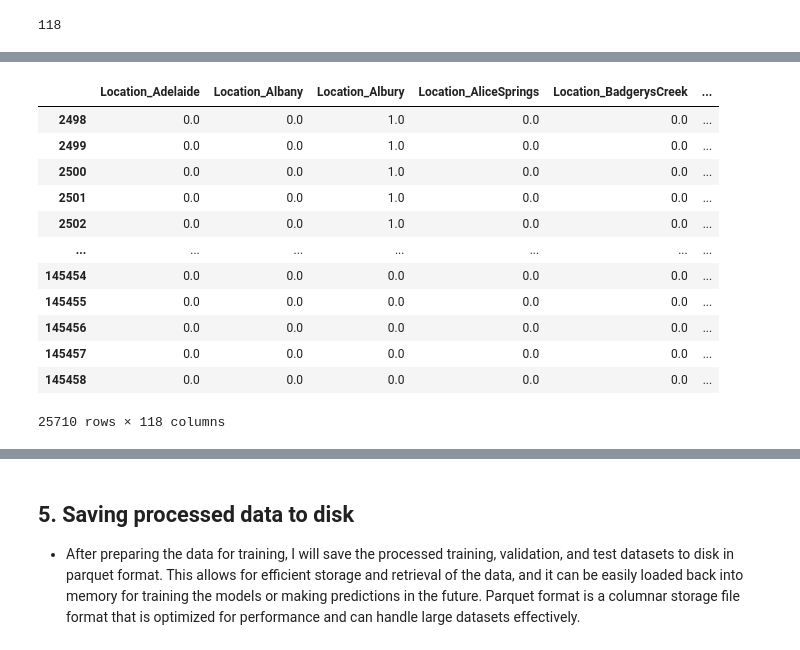
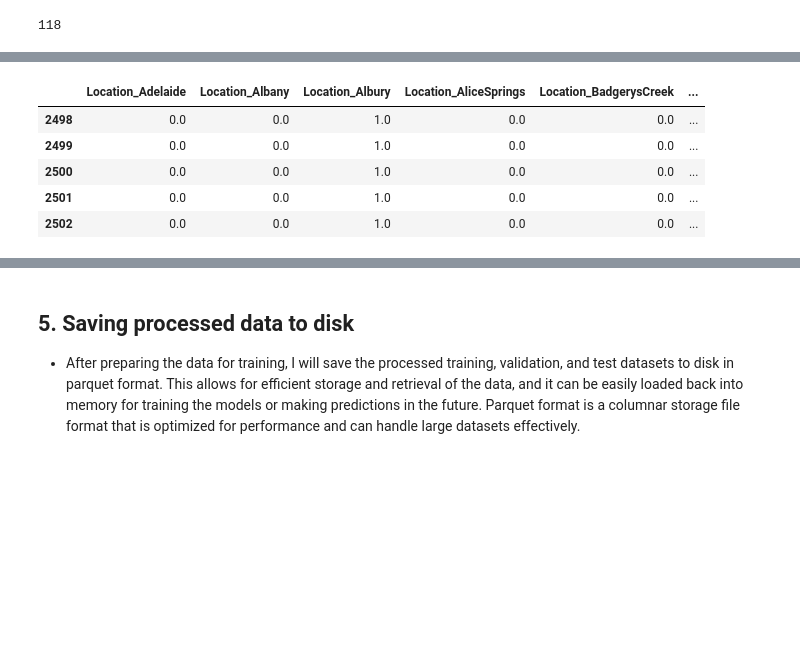
Before and after one commit to mebre7/weather-forecasting-aus-Random_Forests, a Jupyter notebook: notebook/decision_trees_and_random_forest.ipynb, the cells around one changed output, grey strips where cells are left out. Drawn from its saved outputs; the diff is of its cells as text; code cells hidden in the pictures; blank space fills up the shorter version.

```diff
--- a/notebook/decision_trees_and_random_forest.ipynb
+++ b/notebook/decision_trees_and_random_forest.ipynb
@@ -32,5 +26,5 @@ Drive already mounted at /content/drive; to attempt to forcibly remount, call dr
 # %%
-rain_data = pd.read_csv('/content/drive/MyDrive/Datasets_for_training_ML_models/weatherAUS/weatherAUS.csv')
+rain_data = pd.read_csv('../data/weatherAUS.csv')
 rain_data.head()
 # %% [output]
 |  | Date | Location | MinTemp | MaxTemp | Rainfall | Evaporation | Sunshine | WindGustDir | WindGustSpeed | ... |
@@ -651,17 +592,10 @@ dtype: object
 # %%
-test_input_data[total_cols]
+test_input_data[total_cols].head()
 # %% [output]
 |  | Location_Adelaide | Location_Albany | Location_Albury | Location_AliceSprings | Location_BadgerysCreek | ... |
 | 2498 | 0.0 | 0.0 | 1.0 | 0.0 | 0.0 | ... |
 | 2499 | 0.0 | 0.0 | 1.0 | 0.0 | 0.0 | ... |
 | 2500 | 0.0 | 0.0 | 1.0 | 0.0 | 0.0 | ... |
 | 2501 | 0.0 | 0.0 | 1.0 | 0.0 | 0.0 | ... |
 | 2502 | 0.0 | 0.0 | 1.0 | 0.0 | 0.0 | ... |
-| ... | ... | ... | ... | ... | ... | ... |
-| 145454 | 0.0 | 0.0 | 0.0 | 0.0 | 0.0 | ... |
-| 145455 | 0.0 | 0.0 | 0.0 | 0.0 | 0.0 | ... |
-| 145456 | 0.0 | 0.0 | 0.0 | 0.0 | 0.0 | ... |
-| 145457 | 0.0 | 0.0 | 0.0 | 0.0 | 0.0 | ... |
-| 145458 | 0.0 | 0.0 | 0.0 | 0.0 | 0.0 | ... |
-25710 rows × 118 columns
 # %%
```
Also changed, not shown: parts of 57 cells of this notebook, 1 other file.
